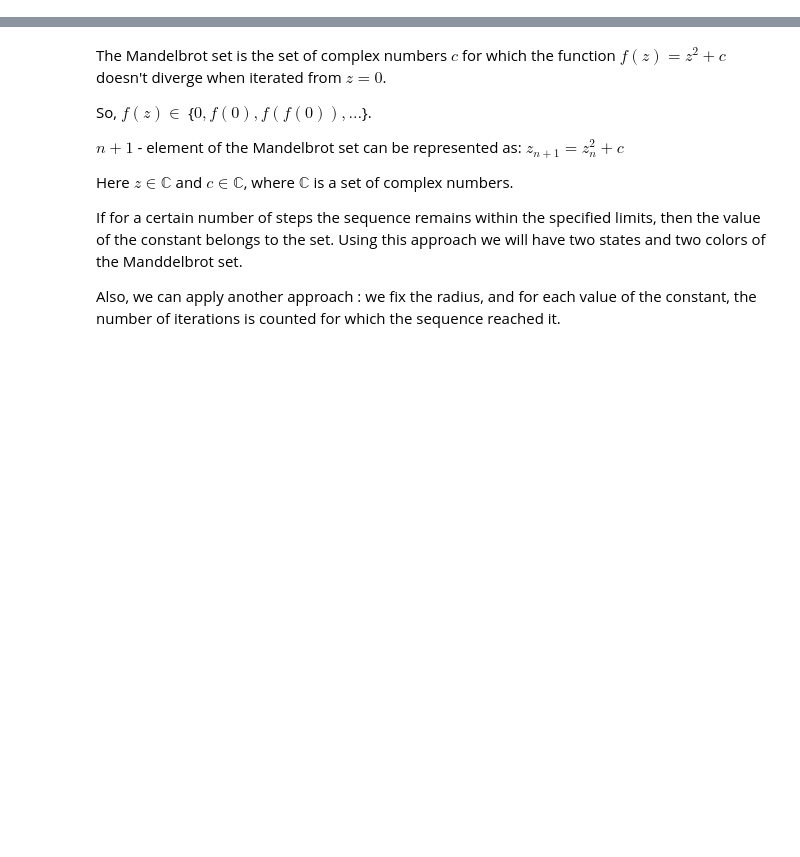
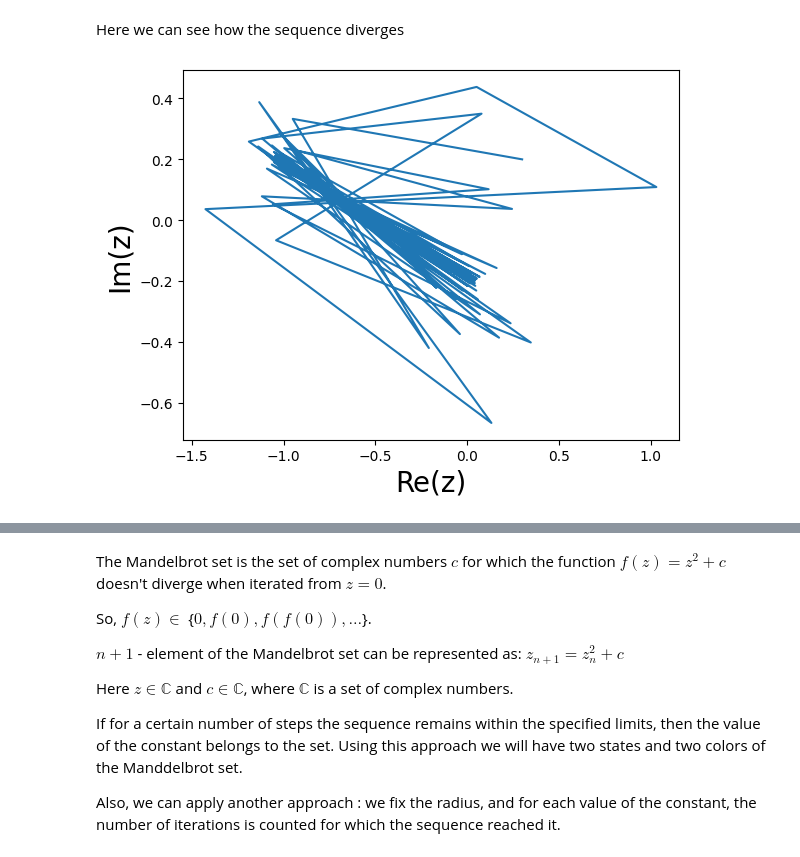
Before and after one commit to Albly/High_perfomance_python_lab, a Jupyter notebook: Fractals/Mandelbrot.ipynb, the cells around one changed output, grey strips where cells are left out. Saved outputs shown, nothing was run; the diff lists cells and outputs as text; code cells hidden in the pictures; blank space fills up the shorter version.

```diff
--- a/Fractals/Mandelbrot.ipynb
+++ b/Fractals/Mandelbrot.ipynb
@@ -2,0 +15,30 @@
+# %% [markdown]
+Here we can see how the sequence diverges
+# %%
+def plot_complex(z):
+    plt.plot(z.real, z.imag)
+
+def quadratic_pol(z,c):
+    return z**2 + c
+#-0.8, 0.156
+
+z0 = complex(0.3, 0.2)
+c = complex(-1, 0.213)
+
+Z= []
+
+for i in range(100):
+    Z.append(z0)
+    z0 = quadratic_pol(z0,c)
+
+
+Z = np.array(Z)
+X = Z.real
+Y = Z.imag
+
+plt.style.use('default')
+plt.xlabel("Re(z)", fontsize = 20)
+plt.ylabel("Im(z)", fontsize = 20)
+plt.plot(X,Y, alpha = 1);
+# %% [output]
+[figure, added]
```
Also changed, not shown: parts of 11 cells of this notebook.
